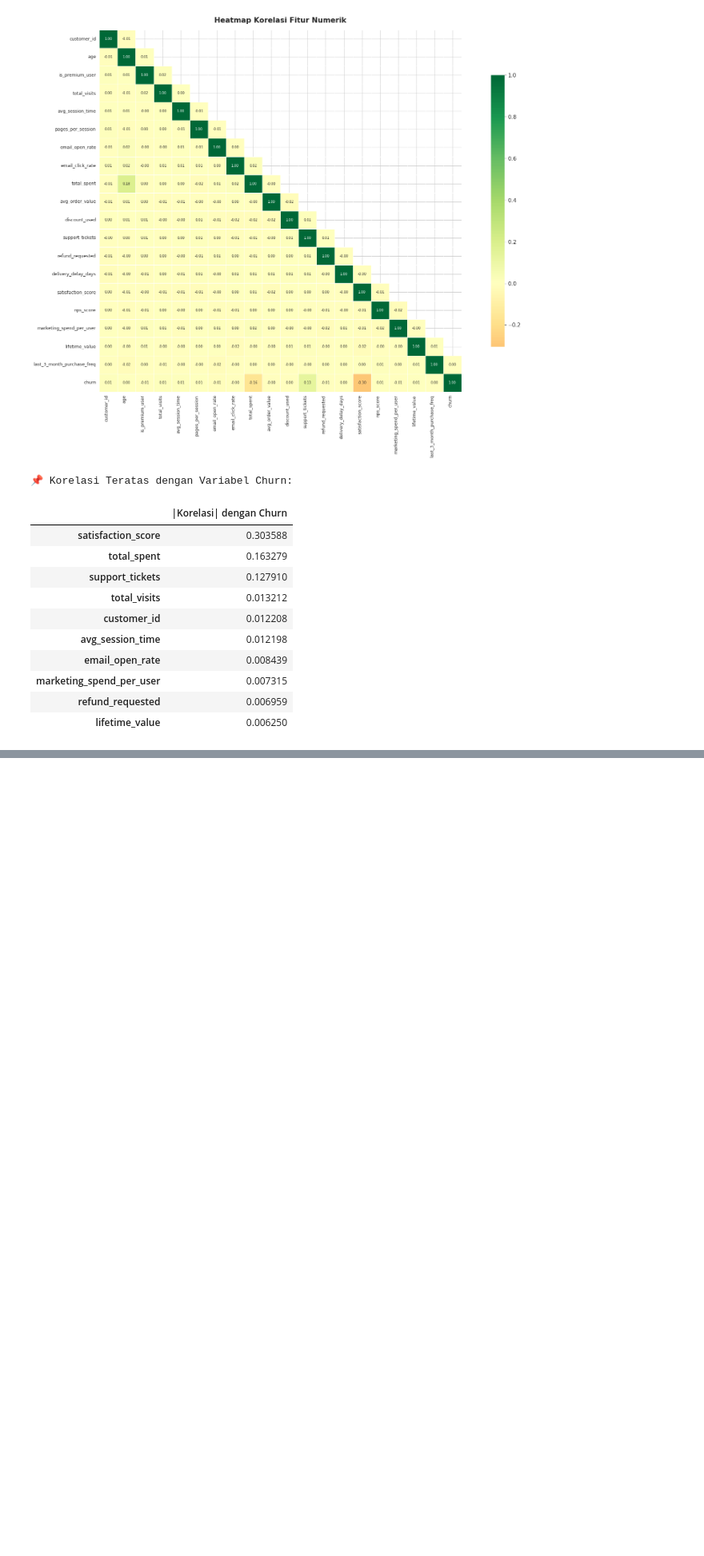
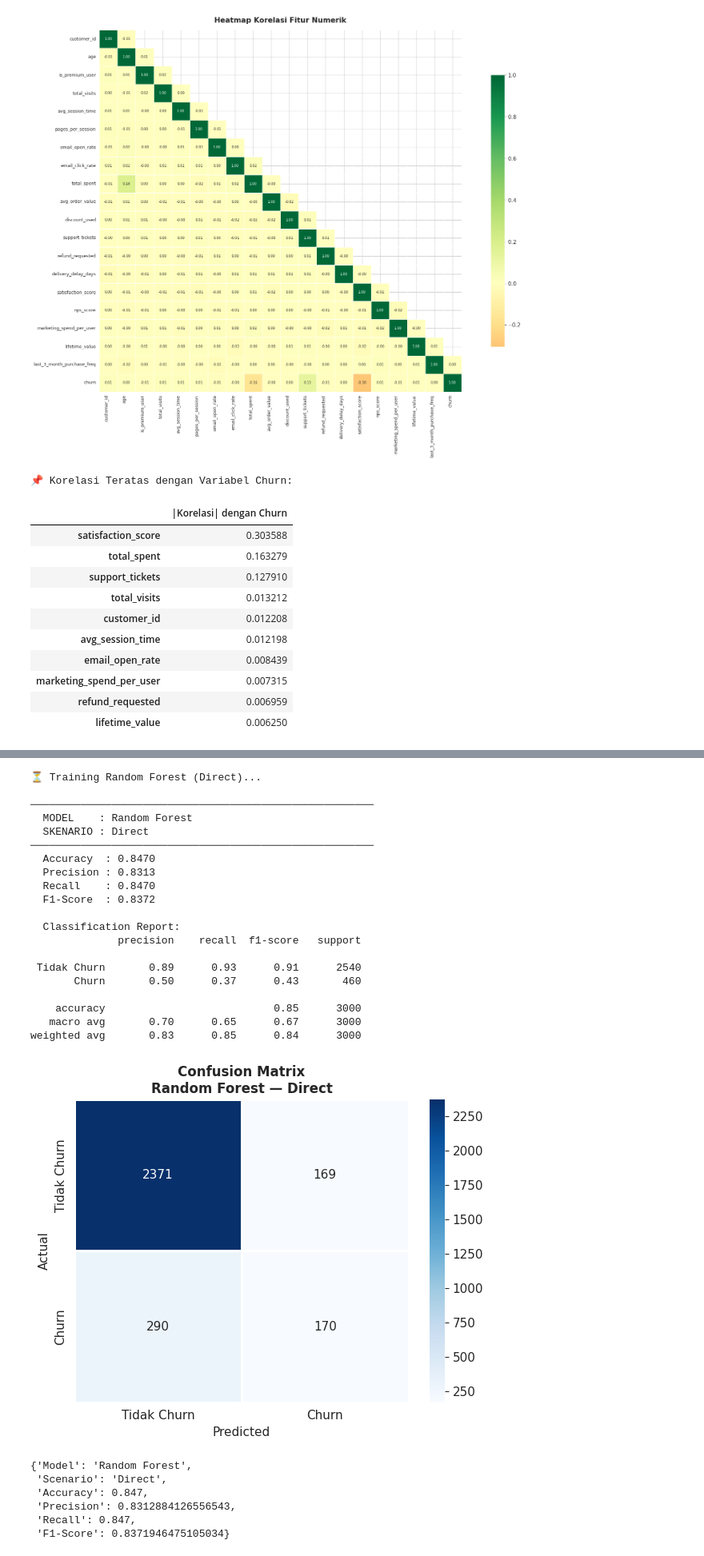
Before and after one commit to GabriellaJovanka/churn-customer--prediction, a Jupyter notebook: ChurnPredict_Draft.ipynb, the cells around one changed output, grey strips where cells are left out. Shown at 80% size. Saved outputs shown, nothing was run; the diff lists cells and outputs as text; code cells hidden in the pictures; blank space fills up the shorter version.

```diff
--- a/ChurnPredict_Draft.ipynb
+++ b/ChurnPredict_Draft.ipynb
@@ -289,0 +429,34 @@ display(churn_corr.head(10).rename('|Korelasi| dengan Churn')
+# %%
+# Model 2: Random Forest (Ensemble Bagging)
+print("⏳ Training Random Forest (Direct)...")
+rf_d = RandomForestClassifier(n_estimators=100, random_state=SEED, n_jobs=-1)
+rf_d.fit(X_tr_d, y_tr_d)
+evaluate_model(rf_d, X_te_d, y_te_d, "Random Forest", "Direct")
+# %% [output]
+⏳ Training Random Forest (Direct)...
+
+───────────────────────────────────────────────────────
+  MODEL    : Random Forest
+  SKENARIO : Direct
+───────────────────────────────────────────────────────
+  Accuracy  : 0.8470
+  Precision : 0.8313
+  Recall    : 0.8470
+  F1-Score  : 0.8372
+
+  Classification Report:
+              precision    recall  f1-score   support
+
+ Tidak Churn       0.89      0.93      0.91      2540
+       Churn       0.50      0.37      0.43       460
+
+    accuracy                           0.85      3000
+   macro avg       0.70      0.65      0.67      3000
+weighted avg       0.83      0.85      0.84      3000
+[figure, added]
+{'Model': 'Random Forest',
+ 'Scenario': 'Direct',
+ 'Accuracy': 0.847,
+ 'Precision': 0.8312884126556543,
+ 'Recall': 0.847,
+ 'F1-Score': 0.8371946475105034}
```
Also changed, not shown: parts of 10 cells of this notebook.
